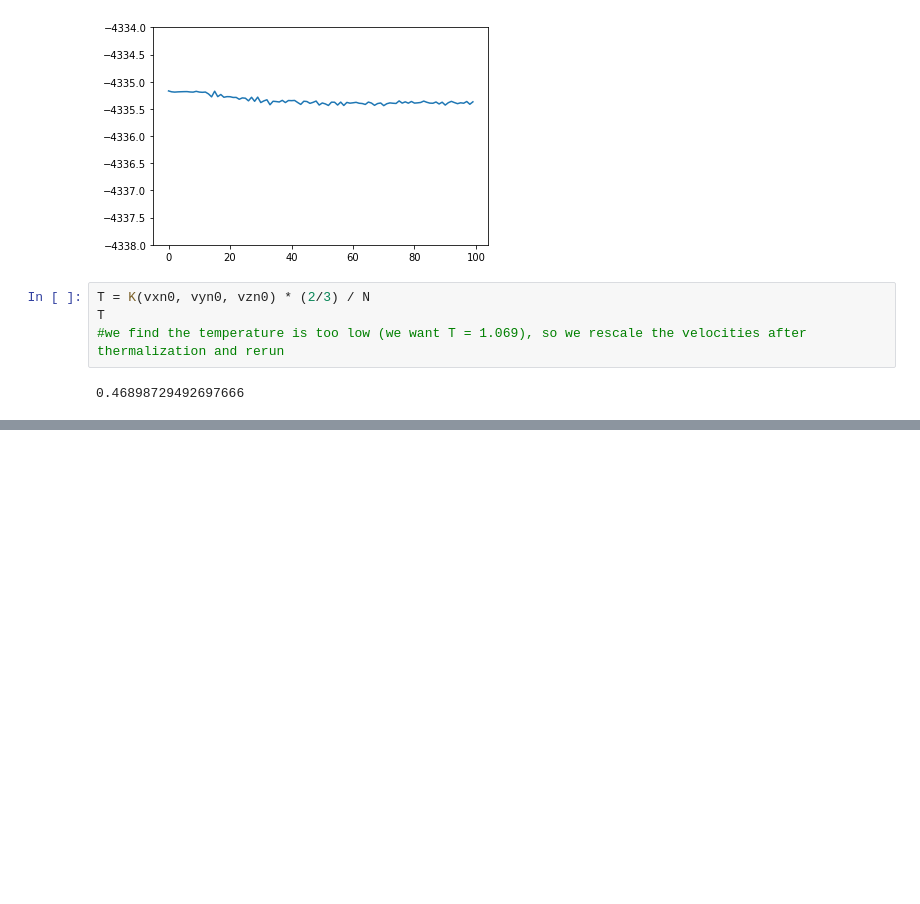
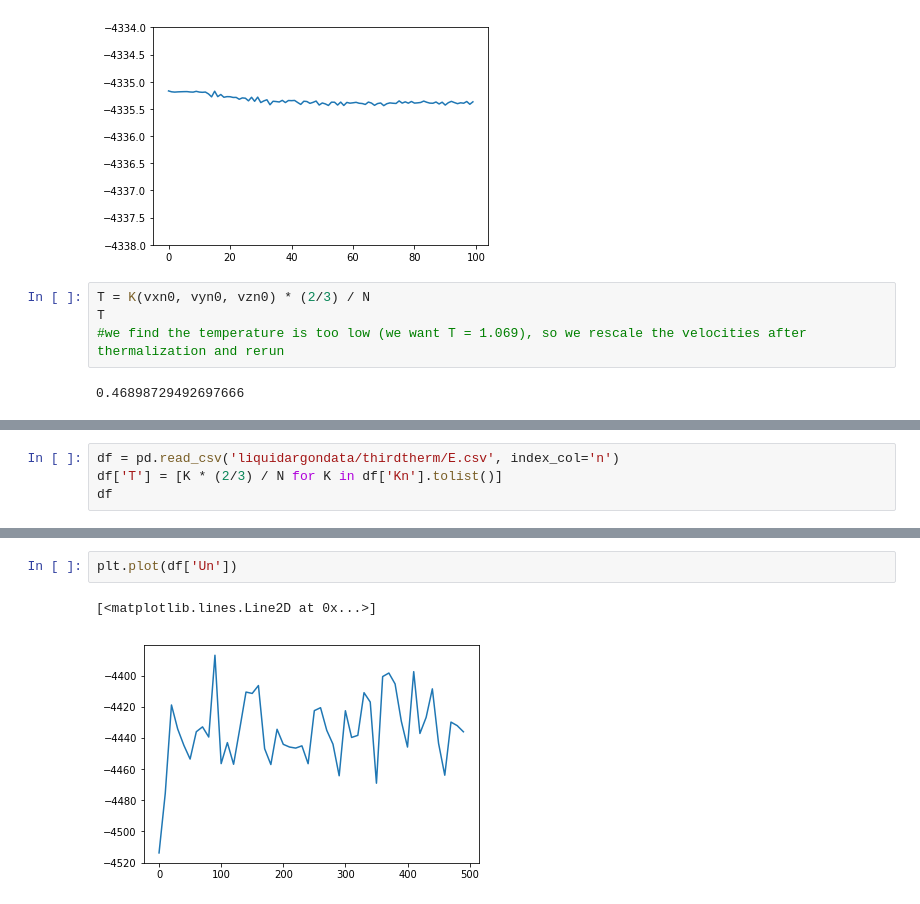
Before and after one commit to joheenc/liquid_argon_md, a Jupyter notebook: Liquid Argon Simulation.ipynb, the cells around one changed output, grey strips where cells are left out. Cells and saved outputs as stored; diff of their text form; blank space fills up the shorter version.

```diff
--- a/Liquid Argon Simulation.ipynb
+++ b/Liquid Argon Simulation.ipynb
@@ -320,0 +430,4 @@ ax.scatter(xn0, yn0, zn0)
+# %%
+df = pd.read_csv('liquidargondata/thirdtherm/E.csv', index_col='n')
+df['T'] = [K * (2/3) / N for K in df['Kn'].tolist()]
+df
@@ -320,0 +453,5 @@ ax.scatter(xn0, yn0, zn0)
+# %%
+plt.plot(df['Un'])
+# %% [output]
+[<matplotlib.lines.Line2D at 0x...>]
+[figure, added]
```
Also changed, not shown: parts of 14 cells of this notebook, 21 other files.
